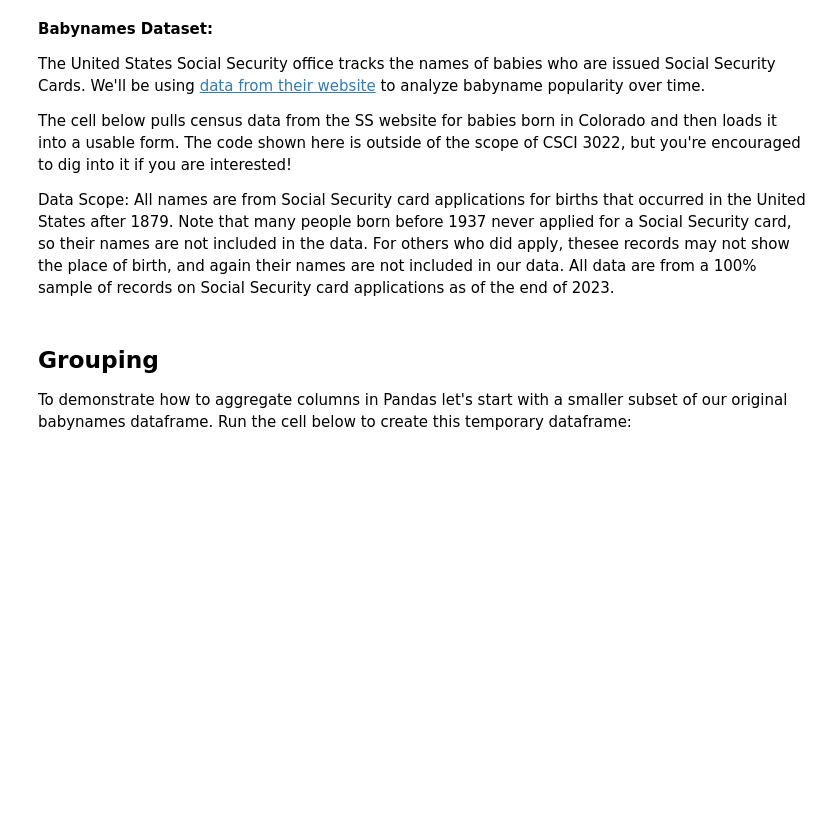
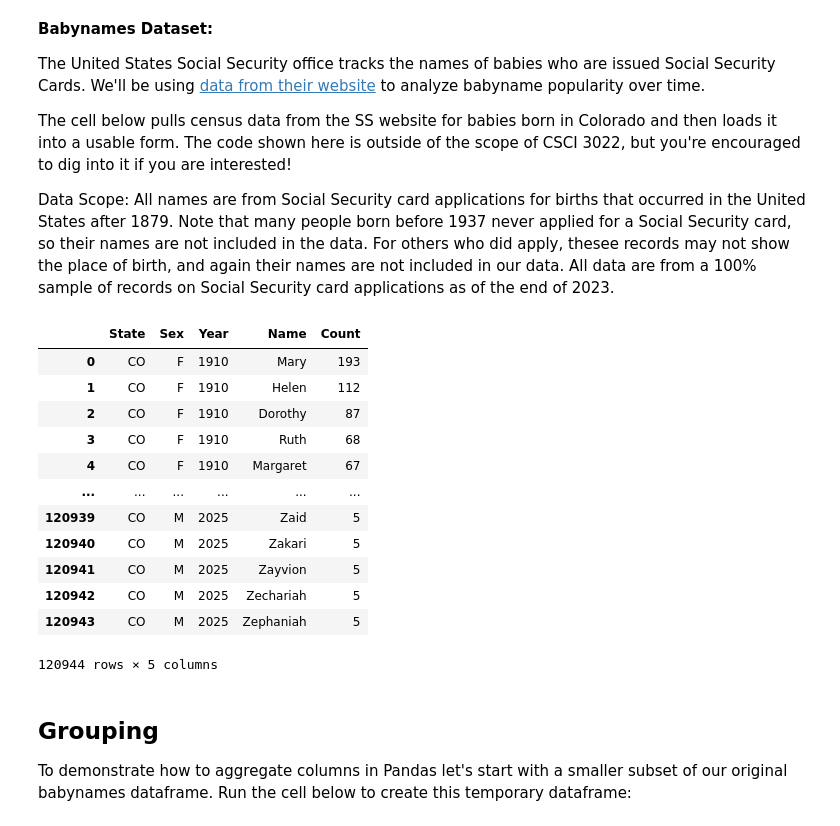
Before and after one commit to kinderhead/CSCI-3022-Introduction-to-Data-Science-Summer-2026, a Jupyter notebook: Homework-2/dist/student/hw02.ipynb, the cells around one changed output. Saved outputs shown, nothing was run; the diff lists cells and outputs as text; code cells hidden in the pictures; blank space fills up the shorter version.

```diff
--- a/Homework-2/dist/student/hw02.ipynb
+++ b/Homework-2/dist/student/hw02.ipynb
@@ -161,24 +161,30 @@ Data Scope:  All names are from Social Security card applications for births tha
 All data are from a 100% sample of records on Social Security card applications as of the end of 2023.
 # %%
 # Just run this cell: to load the babynames data
-import urllib.request
-import os.path
 import zipfile
 
-data_url = "https://www.ssa.gov/oact/babynames/state/namesbystate.zip"
-local_filename = "data/babynamesbystate.zip"
-if not os.path.exists(local_filename): # If the data exists don't download again
-    with urllib.request.urlopen(data_url) as resp, open(local_filename, 'wb') as f:
-        f.write(resp.read())
-
-zf = zipfile.ZipFile(local_filename, 'r')
+zf = zipfile.ZipFile('data/namesbystate.zip', 'r')
 
 state_name = 'CO.TXT'
 field_names = ['State', 'Sex', 'Year', 'Name', 'Count']
 with zf.open(state_name) as fh:
     babynames = pd.read_csv(fh, header=None, names=field_names)
 
 babynames
+# %% [output]
+|  | State | Sex | Year | Name | Count |
+| 0 | CO | F | 1910 | Mary | 193 |
+| 1 | CO | F | 1910 | Helen | 112 |
+| 2 | CO | F | 1910 | Dorothy | 87 |
+| 3 | CO | F | 1910 | Ruth | 68 |
+| 4 | CO | F | 1910 | Margaret | 67 |
+| ... | ... | ... | ... | ... | ... |
+| 120939 | CO | M | 2025 | Zaid | 5 |
+| 120940 | CO | M | 2025 | Zakari | 5 |
+| 120941 | CO | M | 2025 | Zayvion | 5 |
+| 120942 | CO | M | 2025 | Zechariah | 5 |
+| 120943 | CO | M | 2025 | Zephaniah | 5 |
+120944 rows × 5 columns
 # %% [markdown]
 ## Grouping
 
```
Also changed, not shown: parts of 1 cell of this notebook, 1 other file.
